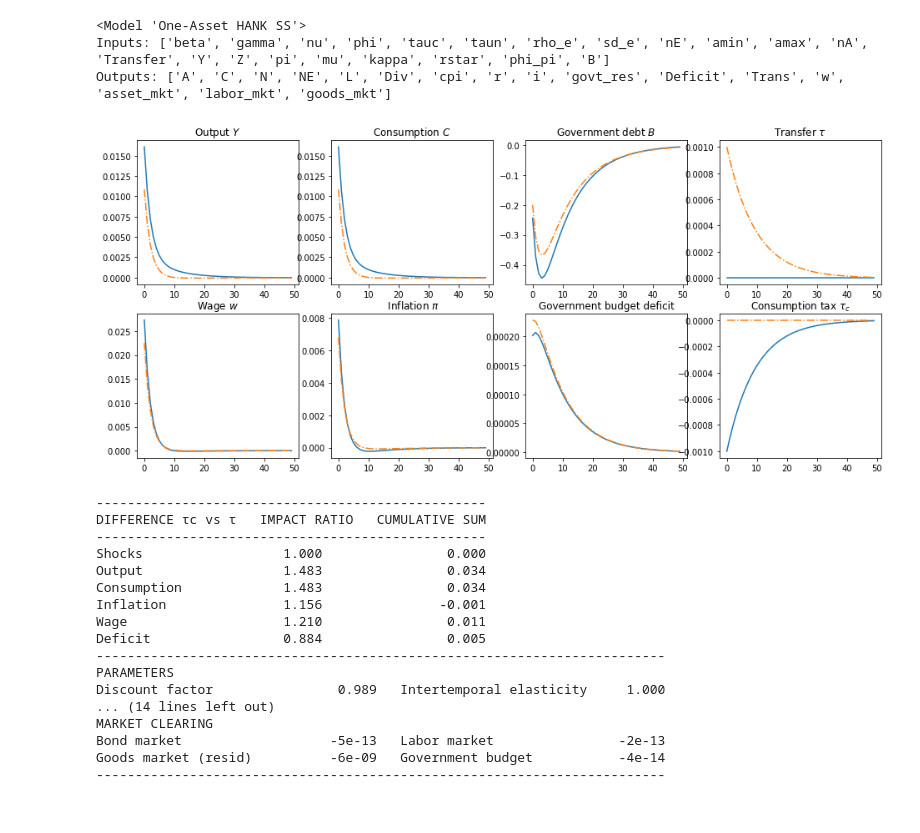
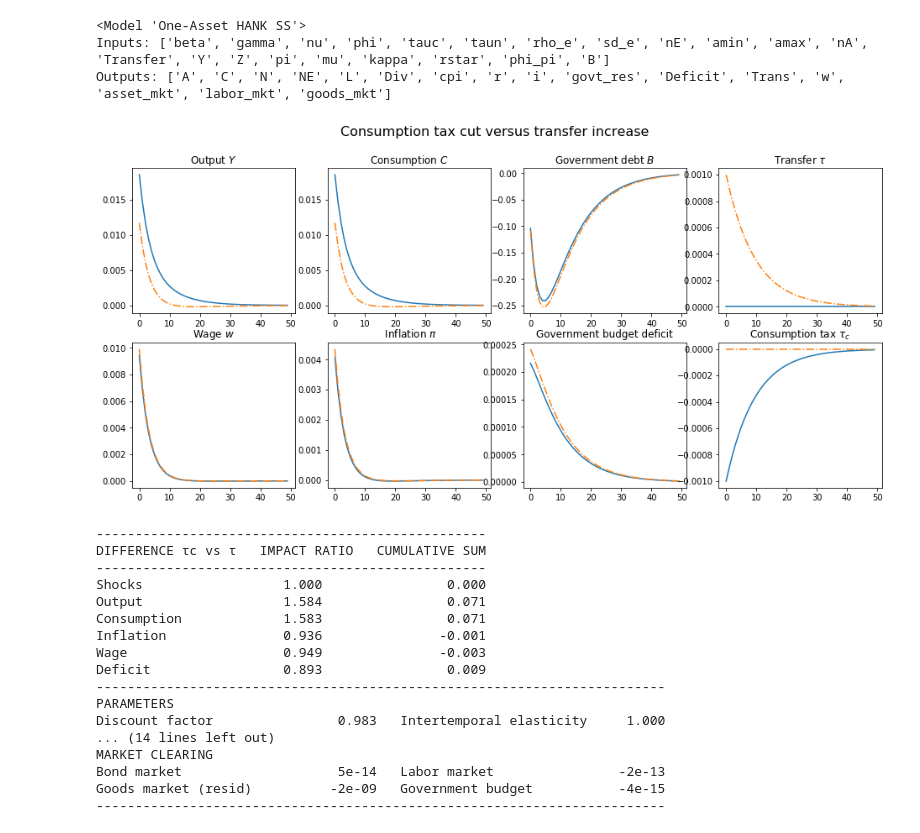
Before and after one commit to danmrc/sequence-jacobian, a Jupyter notebook: notebooks/1 Exogenous transfer + taxes.ipynb, the cells around one changed output. Drawn from its saved outputs; the diff is of its cells as text; code cells hidden in the pictures.

```diff
--- a/notebooks/1 Exogenous transfer + taxes.ipynb
+++ b/notebooks/1 Exogenous transfer + taxes.ipynb
@@ -165,7 +163,7 @@ print(f"Outputs: {hank_ss.outputs}")
 Inputs: ['beta', 'gamma', 'nu', 'phi', 'tauc', 'taun', 'rho_e', 'sd_e', 'nE', 'amin', 'amax', 'nA', 'Transfer', 'Y', 'Z', 'pi', 'mu', 'kappa', 'rstar', 'phi_pi', 'B']
 Outputs: ['A', 'C', 'N', 'NE', 'L', 'Div', 'cpi', 'r', 'i', 'govt_res', 'Deficit', 'Trans', 'w', 'asset_mkt', 'labor_mkt', 'goods_mkt']
 # %%
-calibration = {'gamma': 1.0, 'nu': 2.0, 'rho_e': 0.966, 'sd_e': 0.5, 'nE': 7,
+calibration = {'gamma': 1.0, 'nu': 0.2, 'rho_e': 0.966, 'sd_e': 0.5, 'nE': 7,
                'amin': 0, 'amax': 150, 'nA': 500, 'Y': 1.0, 'Z': 1.0, 'pi': 0.0,
                'mu': 1.2, 'kappa': 0.1, 'rstar': 0.005, 'phi_pi': 0.0, 'B': 6.0,
                'tauc': 0.1, 'taun': 0.036}
@@ -224,6 +222,7 @@ di = [G['i']['rstar'] @ drstar, np.zeros(T), np.zeros(T)]
 
 plt.rcParams["figure.figsize"] = (16,7)
 fig, ax = plt.subplots(2, 4)
+fig.suptitle('Consumption tax cut versus transfer increase', size=16)
 
 ax[0, 0].set_title(r'Output $Y$')
 #l1, = ax[0, 0].plot(dY[0][:50, :])
@@ -291,48 +290,48 @@ for i in range(len(dif)):
 # Show steady state
 ss_param = [['Discount factor', ss0['beta'], 'Intertemporal elasticity', ss0['gamma']],
         ['Labor supply elasticity', 1 / ss0['nu'], 'Labor supply disutility', ss0['phi']],
         ['Goods substitutability', ss0['mu'] / (ss0['mu'] - 1) , 'Price markup', ss0['mu']],
         ['Phillips curve slope', ss0['kappa'], 'Taylor rule inflation ', ss0['phi_pi']],
         ['Consumption tax rate', ss0['tauc'], 'Labor tax rate', ss0['taun']]]
 
 ss_var = [['Output', ss0['N'] * ss0['Z'], 'Government debt', ss0['A']],
         ['Hours', ss0['N'], 'Transfers', ss0['Transfer']],
         ['Consumption', ss0['C'], 'Dividends', ss0['Div']],
         ['Wage', ss0['w'], 'Marginal cost', ss0['w'] / ss0['Z']],
         ['Inflation', ss0['pi'], 'Consumption tax revenue', ss0['tauc'] * ss0['C']],
         ['Nominal interest rate', ss0['r']*(1+ss0['pi']), 'Labor tax revenue', ss0['taun']*ss0['N']*ss0['w']],
         ['Real interest rate', ss0['r'], 'Debt servicing  cost', ss0['r'] * ss0['A']]]
 ss_mkt = [['Bond market', ss0['asset_mkt'], 'Labor market', ss0['labor_mkt']],
           ['Goods market (resid)', ss0['goods_mkt'], 'Government budget', ss0['govt_res']]]
 
 dash = '-' * 73
 print(dash)
 print('PARAMETERS')
 for i in range(len(ss_param)):
       print('{:<24s}{:>12.3f}   {:24s}{:>10.3f}'.format(ss_param[i][0],ss_param[i][1],ss_param[i][2],ss_param[i][3]))
 print('\nVARIABLES IN STEADY STATE')
 for i in range(len(ss_var)):
       print('{:<24s}{:>12.3f}   {:24s}{:>10.3f}'.format(ss_var[i][0],ss_var[i][1],ss_var[i][2],ss_var[i][3]))
 print('\nMARKET CLEARING')
 for i in range(len(ss_mkt)):
       print('{:<24s}{:>12.0e}   {:24s}{:>10.0e}'.format(ss_mkt[i][0],ss_mkt[i][1],ss_mkt[i][2],ss_mkt[i][3]))
 print(dash)
 # %% [output]
-[figure, old version]
+[figure, new version]
 --------------------------------------------------
 DIFFERENCE τc vs τ   IMPACT RATIO   CUMULATIVE SUM
 --------------------------------------------------
 Shocks                  1.000                0.000
-Output                  1.483                0.034
-Consumption             1.483                0.034
-Inflation               1.156               -0.001
-Wage                    1.210                0.011
-Deficit                 0.884                0.005
+Output                  1.584                0.071
+Consumption             1.583                0.071
+Inflation               0.936               -0.001
+Wage                    0.949               -0.003
+Deficit                 0.893                0.009
 -------------------------------------------------------------------------
 PARAMETERS
-Discount factor                0.989   Intertemporal elasticity     1.000
+Discount factor                0.983   Intertemporal elasticity     1.000
 ... (14 lines left out)
 MARKET CLEARING
-Bond market                   -5e-13   Labor market                -2e-13
-Goods market (resid)          -6e-09   Government budget           -4e-14
+Bond market                    5e-14   Labor market                -2e-13
+Goods market (resid)          -2e-09   Government budget           -4e-15
 -------------------------------------------------------------------------
```
Also changed, not shown: parts of 1 cell of this notebook, 7 other files.
